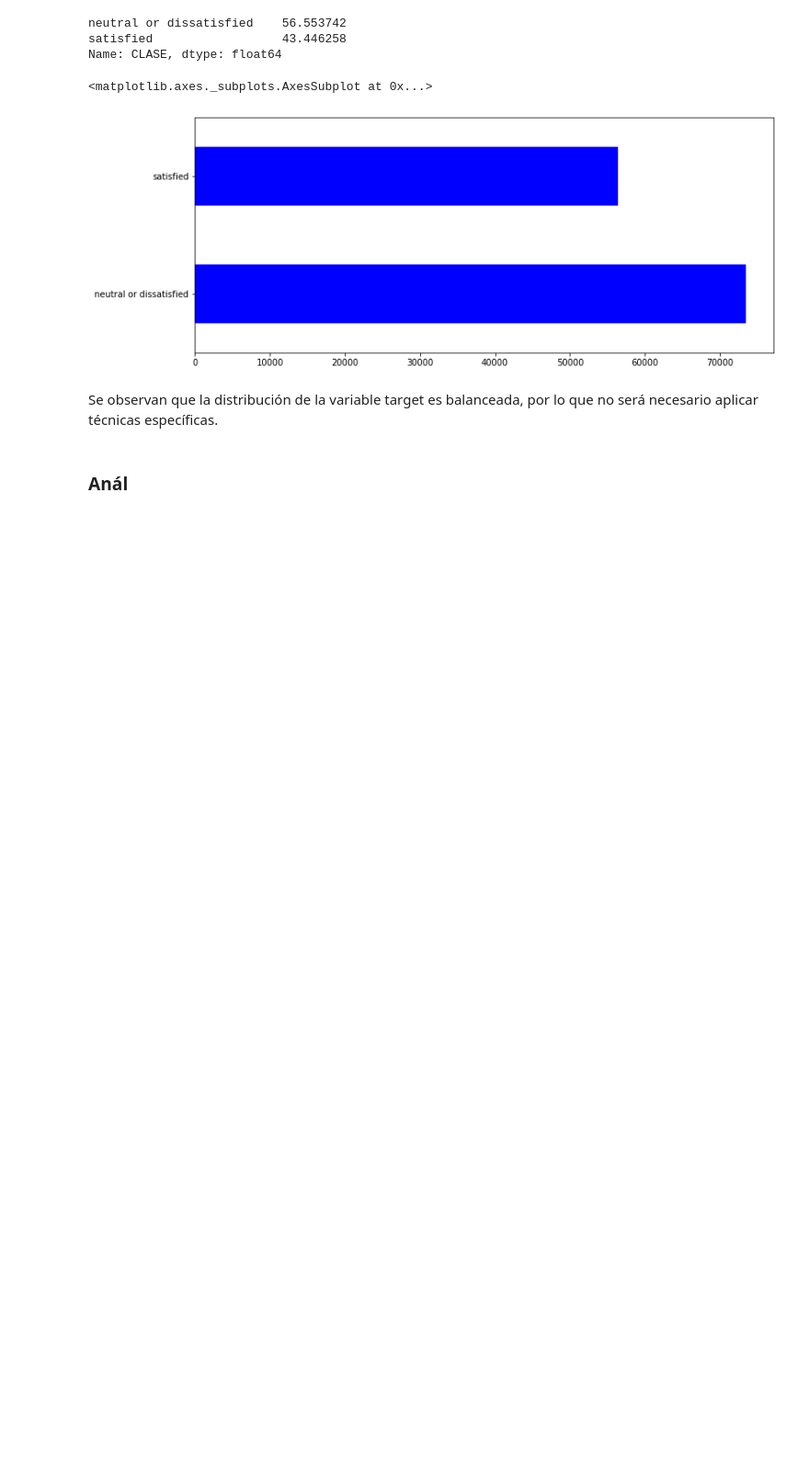
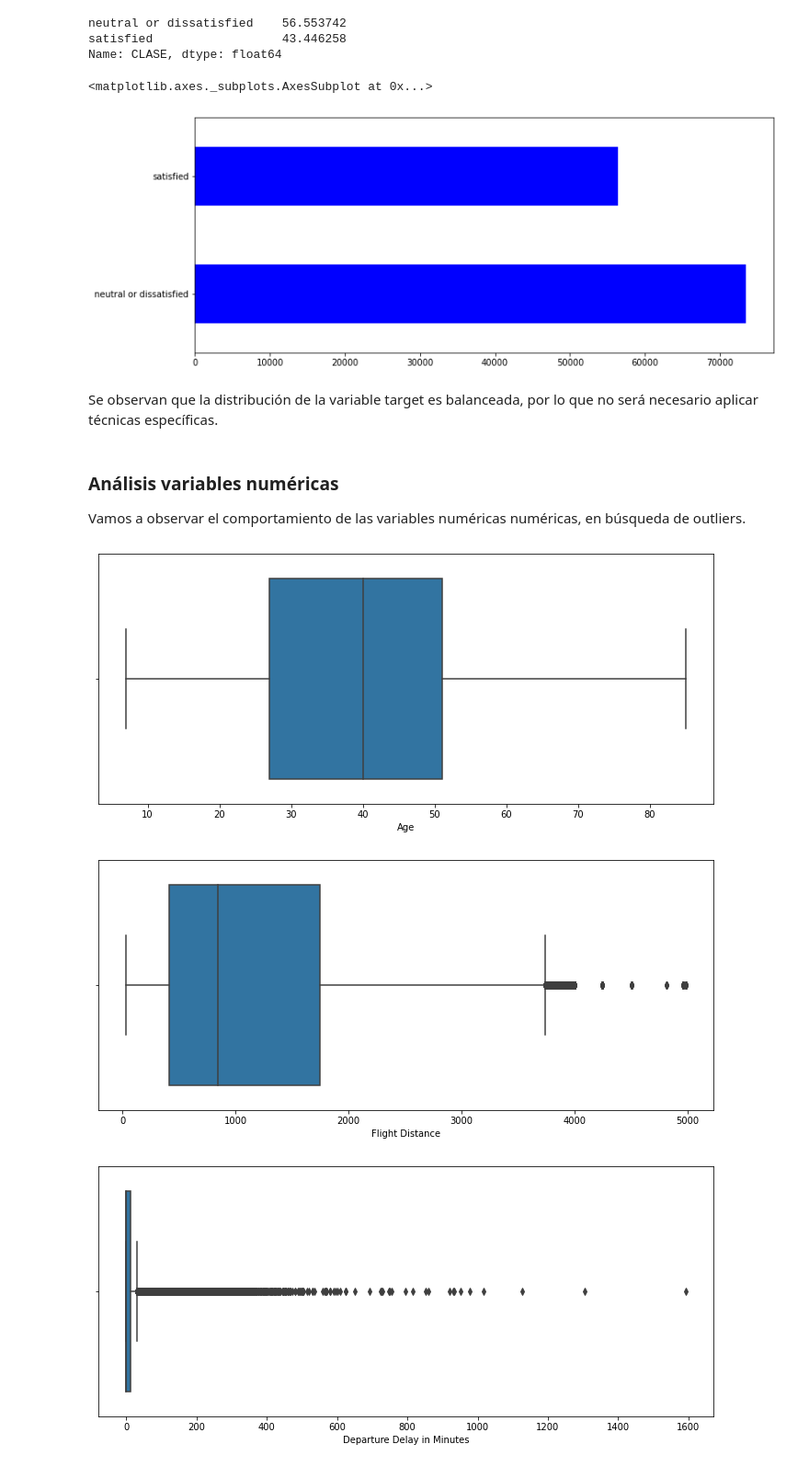
Before and after one commit to TomasSG/Parcial2-CienciaDeDatos, a Jupyter notebook: notebook/Parcial2.ipynb, the cells around one changed output. Shown at 92% size. Drawn from its saved outputs; the diff is of its cells as text; code cells hidden in the pictures; blank space fills up the shorter version.

Commit message:
Agregue análsiis de variables numéricas

```diff
--- a/notebook/Parcial2.ipynb
+++ b/notebook/Parcial2.ipynb
@@ -259,5 +266,18 @@ datos_eda["CLASE"].value_counts().plot(kind="barh", figsize=FIGSIZE, color="blue
 [figure]
 # %% [markdown]
 Se observan que la distribución de la variable target es balanceada, por lo que no será necesario aplicar técnicas específicas.
-# %% [markdown]
-### Anál
+# %% [markdown]
+### Análisis variables numéricas
+Vamos a observar el comportamiento de las variables numéricas numéricas, en búsqueda de outliers.
+# %%
+# Definimos cuales son las variables numéricas
+vars_num = [x for x in datos_eda.columns if datos_eda.dtypes[x] in ["int64", "float64"]]
+
+# Graficamos los boxplot en busca de outliers
+for var in vars_num:
+  plt.figure(figsize=FIGSIZE)
+  sns.boxplot(x=var, data=datos_eda, orient="h")
+# %% [output]
+[figure, added]
+[figure, added]
+[figure, added]
```
Also changed, not shown: parts of 3 cells of this notebook.
